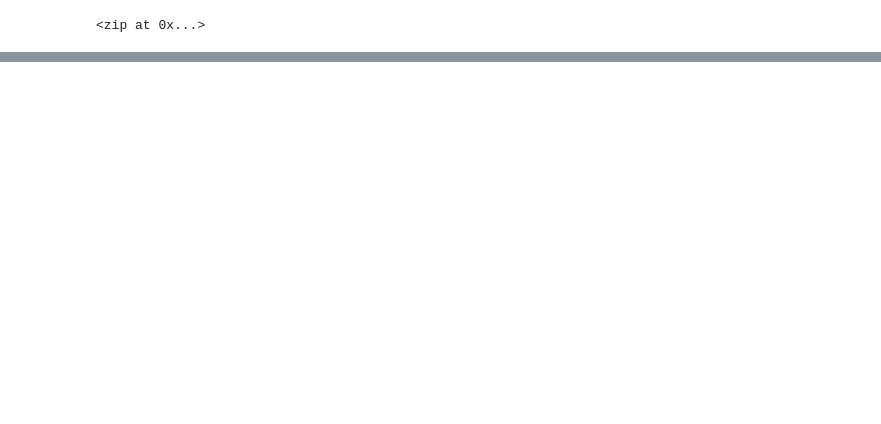
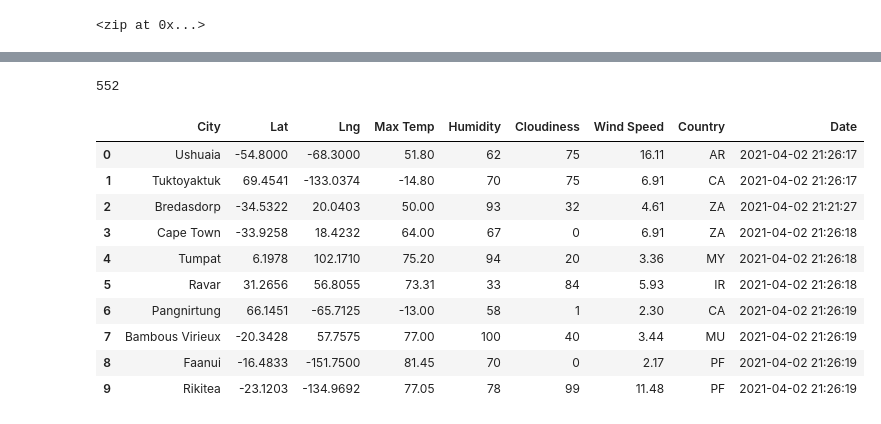
Before and after one commit to vanessamignelli/World_Weather_Analysis, a Jupyter notebook: WeatherPy.ipynb, the cells around one changed output, grey strips where cells are left out. Drawn from its saved outputs; the diff is of its cells as text; code cells hidden in the pictures; blank space fills up the shorter version.

Commit message:
adding weather dataframe and gitignore

```diff
--- a/WeatherPy.ipynb
+++ b/WeatherPy.ipynb
@@ -36,0 +44,3 @@ len(cities)
+# %%
+#build the basic URL for the OpenWeatherMap with your weather_api_key added to the URL
+url = "http://api.openweathermap.org/data/2.5/weather?units=imperial&appid=" + weather_api_key
@@ -36,0 +126,20 @@ len(cities)
+# %%
+len(city_data)
+# %% [output]
+552
+# %%
+#convert the array of values into a pandas dataframe
+city_data_df = pd.DataFrame(city_data)
+city_data_df.head(10)
+# %% [output]
+|  | City | Lat | Lng | Max Temp | Humidity | Cloudiness | Wind Speed | Country | Date |
+| 0 | Ushuaia | -54.8000 | -68.3000 | 51.80 | 62 | 75 | 16.11 | AR | 2021-04-02 21:26:17 |
+| 1 | Tuktoyaktuk | 69.4541 | -133.0374 | -14.80 | 70 | 75 | 6.91 | CA | 2021-04-02 21:26:17 |
+| 2 | Bredasdorp | -34.5322 | 20.0403 | 50.00 | 93 | 32 | 4.61 | ZA | 2021-04-02 21:21:27 |
+| 3 | Cape Town | -33.9258 | 18.4232 | 64.00 | 67 | 0 | 6.91 | ZA | 2021-04-02 21:26:18 |
+| 4 | Tumpat | 6.1978 | 102.1710 | 75.20 | 94 | 20 | 3.36 | MY | 2021-04-02 21:26:18 |
+| 5 | Ravar | 31.2656 | 56.8055 | 73.31 | 33 | 84 | 5.93 | IR | 2021-04-02 21:26:18 |
+| 6 | Pangnirtung | 66.1451 | -65.7125 | -13.00 | 58 | 1 | 2.30 | CA | 2021-04-02 21:26:19 |
+| 7 | Bambous Virieux | -20.3428 | 57.7575 | 77.00 | 100 | 40 | 3.44 | MU | 2021-04-02 21:26:19 |
+| 8 | Faanui | -16.4833 | -151.7500 | 81.45 | 70 | 0 | 2.17 | PF | 2021-04-02 21:26:19 |
+| 9 | Rikitea | -23.1203 | -134.9692 | 77.05 | 78 | 99 | 11.48 | PF | 2021-04-02 21:26:19 |
```
Also changed, not shown: parts of 5 cells of this notebook, 2 other files.
